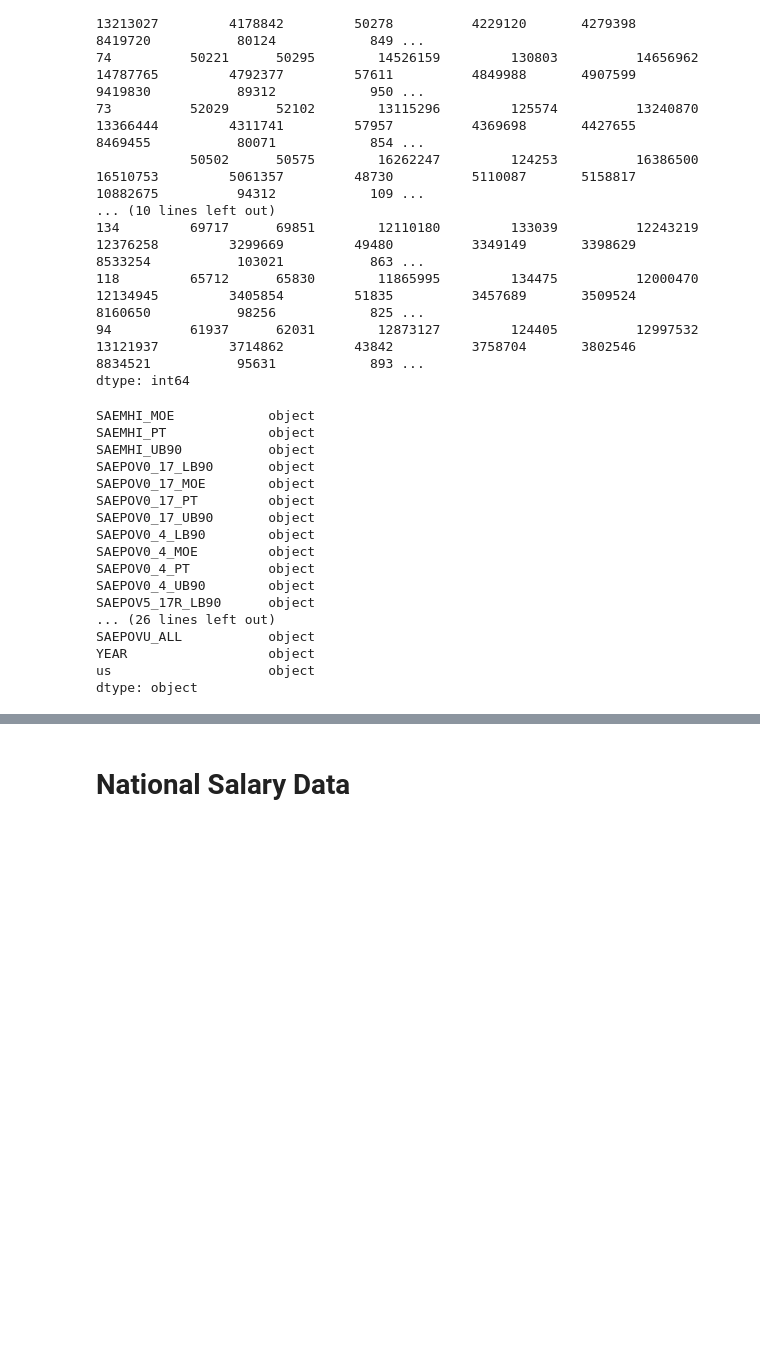
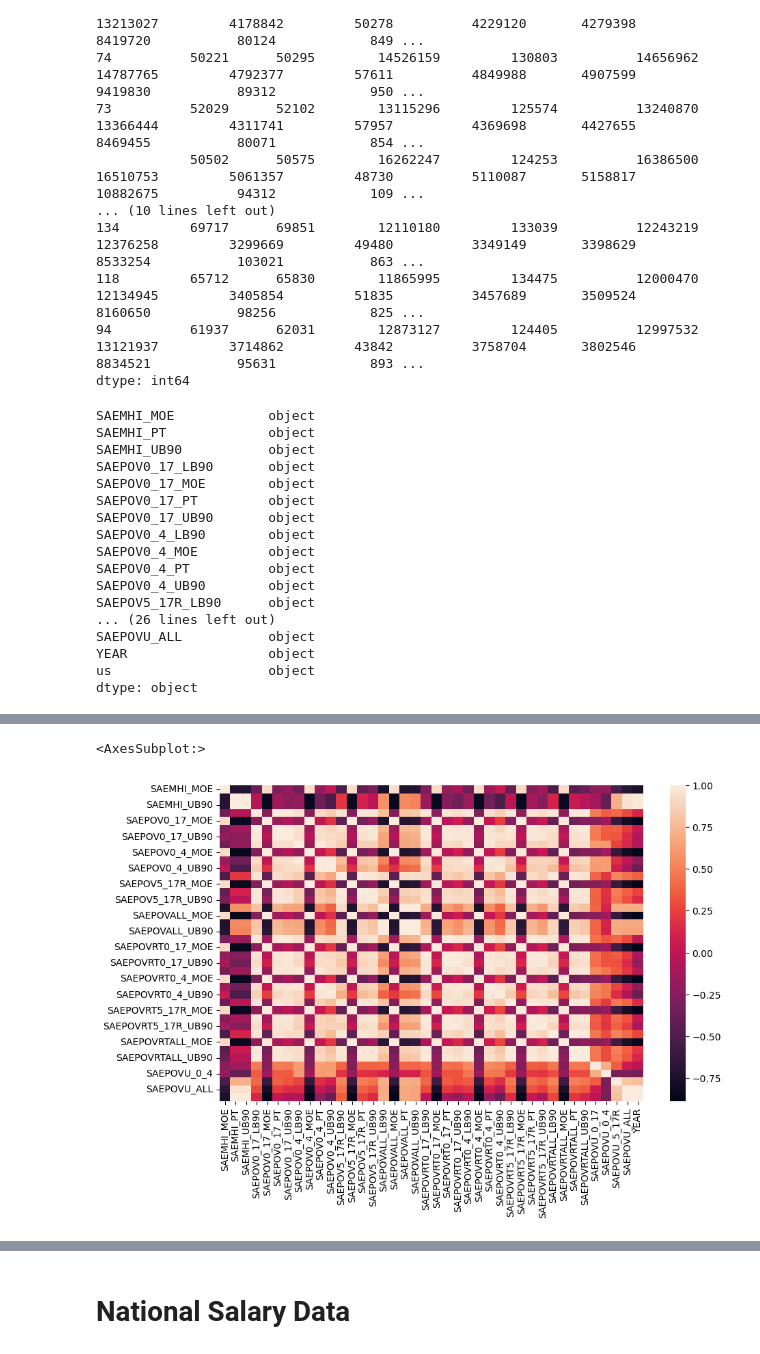
Before and after one commit to sammoe60/data-vikings, a Jupyter notebook: data_vikings_EDA.ipynb, the cells around one changed output, grey strips where cells are left out. Saved outputs shown, nothing was run; the diff lists cells and outputs as text; code cells hidden in the pictures; blank space fills up the shorter version.

```diff
--- a/data_vikings_EDA.ipynb
+++ b/data_vikings_EDA.ipynb
@@ -106,3 +106,36 @@ SAEPOVU_ALL           object
 YEAR                  object
 us                    object
 dtype: object
+# %%
+poverty_state = poverty_state.drop(columns='state')
+poverty_nat = poverty_nat.drop(columns='us')
+
+poverty_state = poverty_state.rename(columns={"NAME": "STATE"})
+poverty_state = poverty_state.astype({
+    'SAEMHI_MOE': float, 'SAEMHI_PT': float, 'SAEMHI_UB90': float, 'SAEPOV0_17_LB90': float,
+    'SAEPOV0_17_MOE': float, 'SAEPOV0_17_PT': float, 'SAEPOV0_17_UB90': float, 'SAEPOV0_4_LB90': float,
+    'SAEPOV0_4_MOE': float, 'SAEPOV0_4_PT': float, 'SAEPOV0_4_UB90': float, 'SAEPOV5_17R_LB90': float,
+    'SAEPOV5_17R_MOE': float, 'SAEPOV5_17R_PT': float, 'SAEPOV5_17R_UB90': float,
+    'SAEPOVALL_LB90': float, 'SAEPOVALL_MOE': float, 'SAEPOVALL_PT': float, 'SAEPOVALL_UB90': float,
+    'SAEPOVRT0_17_LB90': float, 'SAEPOVRT0_17_MOE': float, 'SAEPOVRT0_17_PT': float,
+    'SAEPOVRT0_17_UB90': float, 'SAEPOVRT0_4_LB90': float, 'SAEPOVRT0_4_MOE': float,
+    'SAEPOVRT0_4_PT': float, 'SAEPOVRT0_4_UB90': float, 'SAEPOVRT5_17R_LB90': float,
+    'SAEPOVRT5_17R_MOE': float, 'SAEPOVRT5_17R_PT': float, 'SAEPOVRT5_17R_UB90': float,
+    'SAEPOVRTALL_LB90': float, 'SAEPOVRTALL_MOE': float, 'SAEPOVRTALL_PT': float,
+    'SAEPOVRTALL_UB90': float, 'SAEPOVU_0_17': float, 'SAEPOVU_0_4': float, 'SAEPOVU_5_17R': float,
+    'SAEPOVU_ALL': float, 'YEAR': int
+    })
+poverty_nat = poverty_nat.astype({
+    'SAEMHI_MOE': float, 'SAEMHI_PT': float, 'SAEMHI_UB90': float, 'SAEPOV0_17_LB90': float,
+    'SAEPOV0_17_MOE': float, 'SAEPOV0_17_PT': float, 'SAEPOV0_17_UB90': float, 'SAEPOV0_4_LB90': float,
+    'SAEPOV0_4_MOE': float, 'SAEPOV0_4_PT': float, 'SAEPOV0_4_UB90': float, 'SAEPOV5_17R_LB90': float,
+    'SAEPOV5_17R_MOE': float, 'SAEPOV5_17R_PT': float, 'SAEPOV5_17R_UB90': float,
+    'SAEPOVALL_LB90': float, 'SAEPOVALL_MOE': float, 'SAEPOVALL_PT': float, 'SAEPOVALL_UB90': float,
+    'SAEPOVRT0_17_LB90': float, 'SAEPOVRT0_17_MOE': float, 'SAEPOVRT0_17_PT': float,
+    'SAEPOVRT0_17_UB90': float, 'SAEPOVRT0_4_LB90': float, 'SAEPOVRT0_4_MOE': float,
+    'SAEPOVRT0_4_PT': float, 'SAEPOVRT0_4_UB90': float, 'SAEPOVRT5_17R_LB90': float,
+    'SAEPOVRT5_17R_MOE': float, 'SAEPOVRT5_17R_PT': float, 'SAEPOVRT5_17R_UB90': float,
+    'SAEPOVRTALL_LB90': float, 'SAEPOVRTALL_MOE': float, 'SAEPOVRTALL_PT': float,
+    'SAEPOVRTALL_UB90': float, 'SAEPOVU_0_17': float, 'SAEPOVU_0_4': float, 'SAEPOVU_5_17R': float,
+    'SAEPOVU_ALL': float, 'YEAR': int
+    })
@@ -109,3 +162,13 @@ dtype: object
+# %%
+import seaborn as sns
+from matplotlib import pyplot as plt
+poverty_state.dropna()
+plt.figure(figsize=(10,6))
+cmap=poverty_nat.corr()
+sns.heatmap(cmap)
+# %% [output]
+<AxesSubplot:>
+[figure, added]
 # %%
 import seaborn as sns
 from matplotlib import pyplot as plt
```
Also changed, not shown: parts of 18 cells of this notebook, 4 other files.
